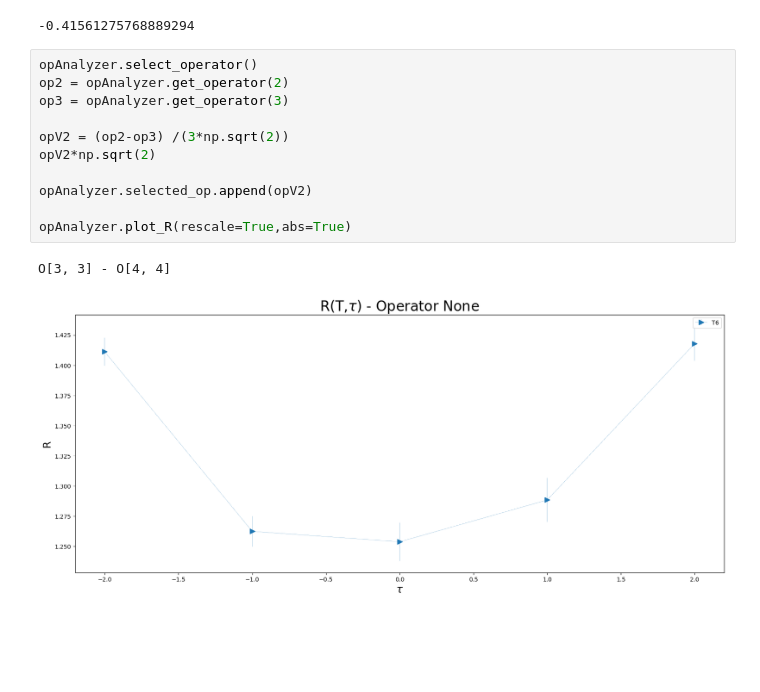
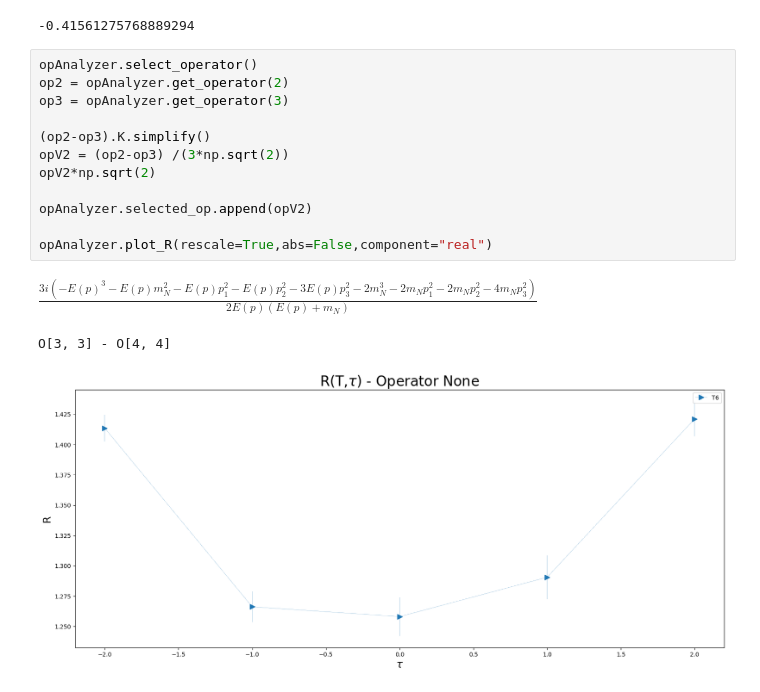
Before and after one commit to Tag-E/PhD_work, a Jupyter notebook: moments_pdf/test_notebooks/Kfact_evaluation.ipynb, the cells around one changed output. Drawn from its saved outputs; the diff is of its cells as text; blank space fills up the shorter version.

```diff
--- a/moments_pdf/test_notebooks/Kfact_evaluation.ipynb
+++ b/moments_pdf/test_notebooks/Kfact_evaluation.ipynb
@@ -125,14 +125,16 @@ $\displaystyle -0.415612757688893$
 # %%
 opAnalyzer.select_operator()
 op2 = opAnalyzer.get_operator(2)
 op3 = opAnalyzer.get_operator(3)
 
+(op2-op3).K.simplify()
 opV2 = (op2-op3) /(3*np.sqrt(2))
 opV2*np.sqrt(2)
 
 opAnalyzer.selected_op.append(opV2)
 
-opAnalyzer.plot_R(rescale=True,abs=True)
+opAnalyzer.plot_R(rescale=True,abs=False,component="real")
 # %% [output]
+$\displaystyle \frac{3 i \left(- E(p)^{3} - E(p) m_{N}^{2} - E(p) p_{1}^{2} - E(p) p_{2}^{2} - 3 E(p) p_{3}^{2} - 2 m_{N}^{3} - 2 m_{N} p_{1}^{2} - 2 m_{N} p_{2}^{2} - 4 m_{N} p_{3}^{2}\right)}{2 E(p) \left(E(p) + m_{N}\right)}$
 O[3, 3] - O[4, 4]
-[figure, old version]
+[figure, new version]
```
Also changed, not shown: parts of 2 cells of this notebook, 2 other files.
